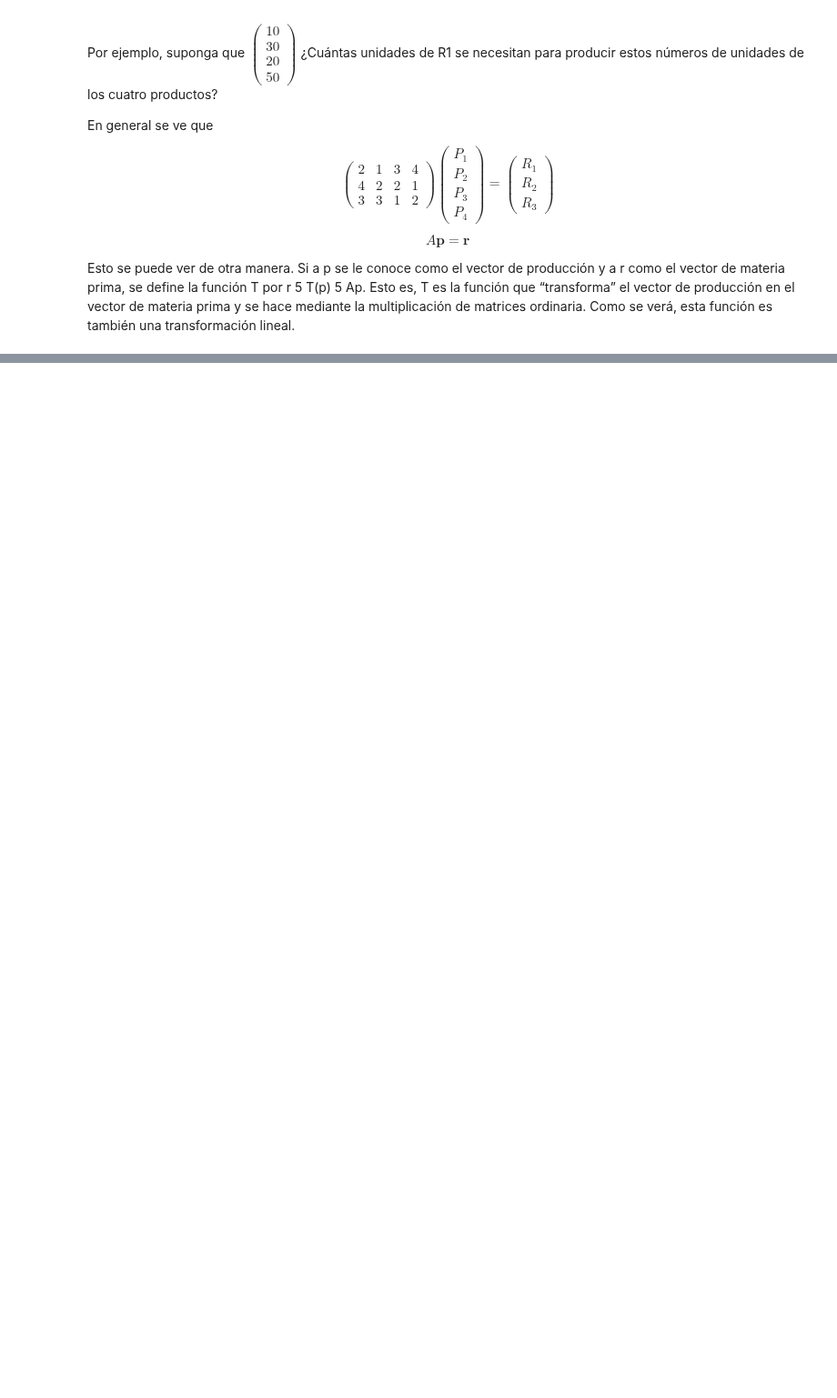
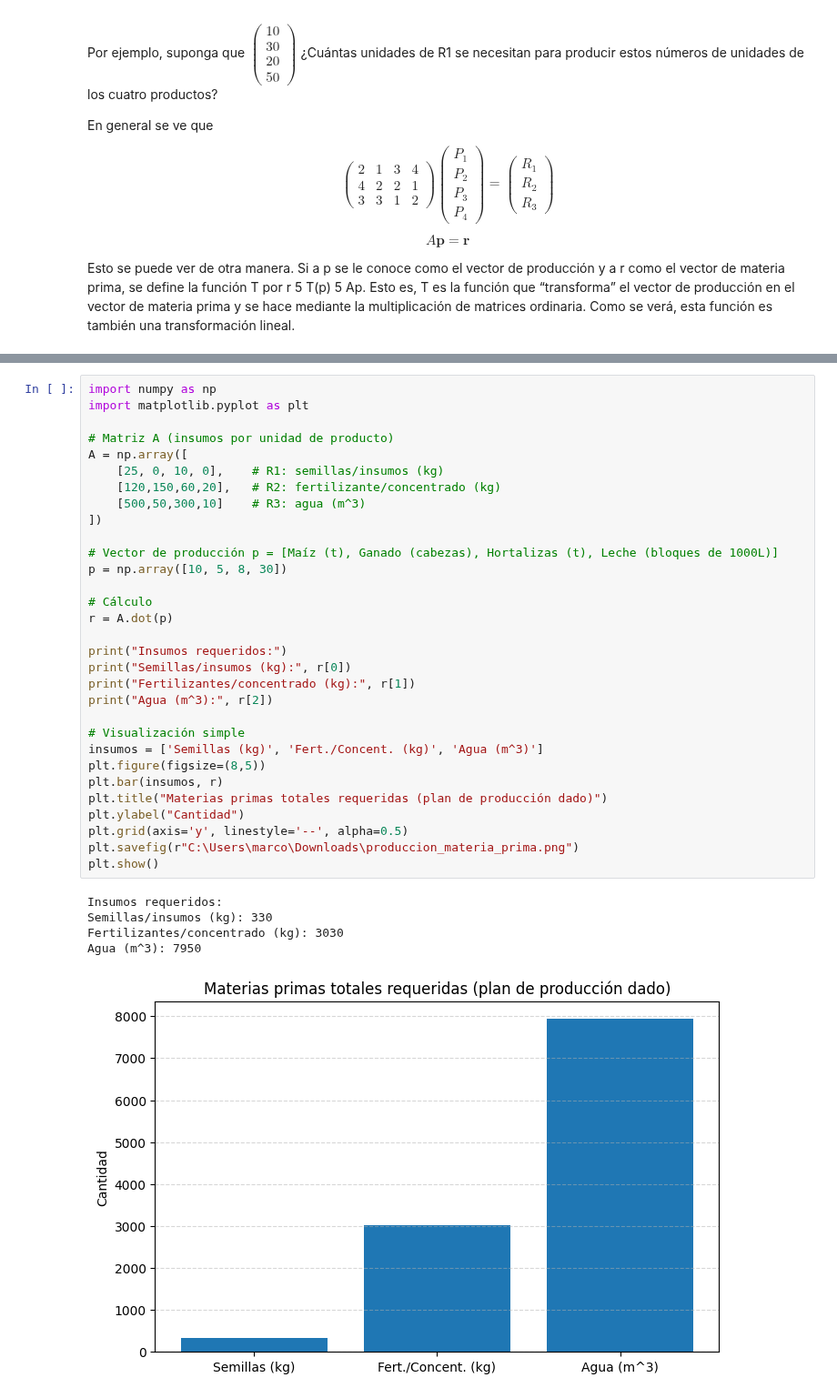
Before and after one commit to marco-canas/vector_geometry_and_linear_algebra, a Jupyter notebook: 2_planificacion/3_evaluacion/3_tareas/tarea_2_sep_23_produccion_materia_prima.ipynb, the cells around one changed output, grey strips where cells are left out. Shown at 91% size. Saved outputs shown, nothing was run; the diff lists cells and outputs as text; blank space fills up the shorter version.

```diff
--- a/2_planificacion/3_evaluacion/3_tareas/tarea_2_sep_23_produccion_materia_prima.ipynb
+++ b/2_planificacion/3_evaluacion/3_tareas/tarea_2_sep_23_produccion_materia_prima.ipynb
@@ -190,0 +124,37 @@ Si quieres, puedo:
+# %%
+import numpy as np
+import matplotlib.pyplot as plt
+
+# Matriz A (insumos por unidad de producto)
+A = np.array([
+    [25, 0, 10, 0],    # R1: semillas/insumos (kg)
+    [120,150,60,20],   # R2: fertilizante/concentrado (kg)
+    [500,50,300,10]    # R3: agua (m^3)
+])
+
+# Vector de producción p = [Maíz (t), Ganado (cabezas), Hortalizas (t), Leche (bloques de 1000L)]
+p = np.array([10, 5, 8, 30])
+
+# Cálculo
+r = A.dot(p)
+
+print("Insumos requeridos:")
+print("Semillas/insumos (kg):", r[0])
+print("Fertilizantes/concentrado (kg):", r[1])
+print("Agua (m^3):", r[2])
+
+# Visualización simple
+insumos = ['Semillas (kg)', 'Fert./Concent. (kg)', 'Agua (m^3)']
+plt.figure(figsize=(8,5))
+plt.bar(insumos, r)
+plt.title("Materias primas totales requeridas (plan de producción dado)")
+plt.ylabel("Cantidad")
+plt.grid(axis='y', linestyle='--', alpha=0.5)
+plt.savefig(r"C:\Users\marco\Downloads\produccion_materia_prima.png")
+plt.show()
+# %% [output]
+Insumos requeridos:
+Semillas/insumos (kg): 330
+Fertilizantes/concentrado (kg): 3030
+Agua (m^3): 7950
+[figure, added]
```
Also changed, not shown: parts of 2 cells of this notebook.
